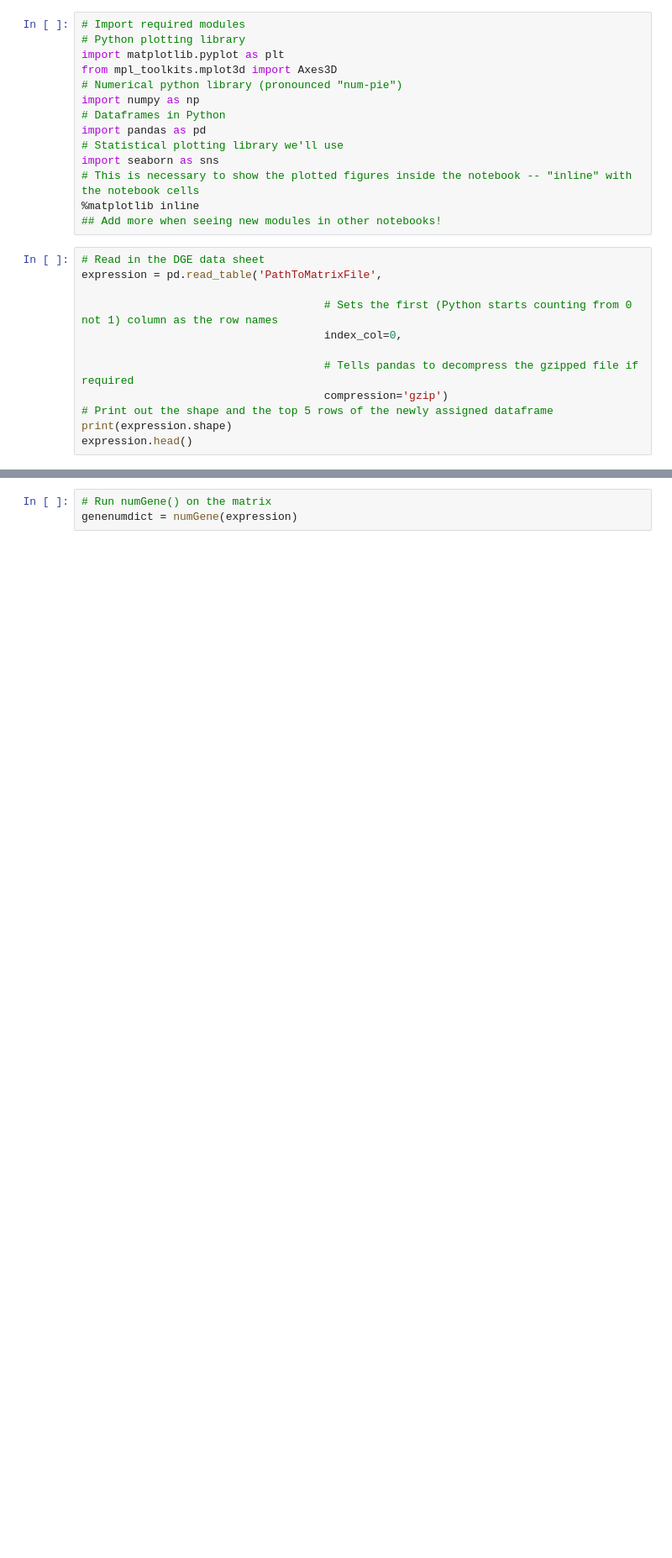
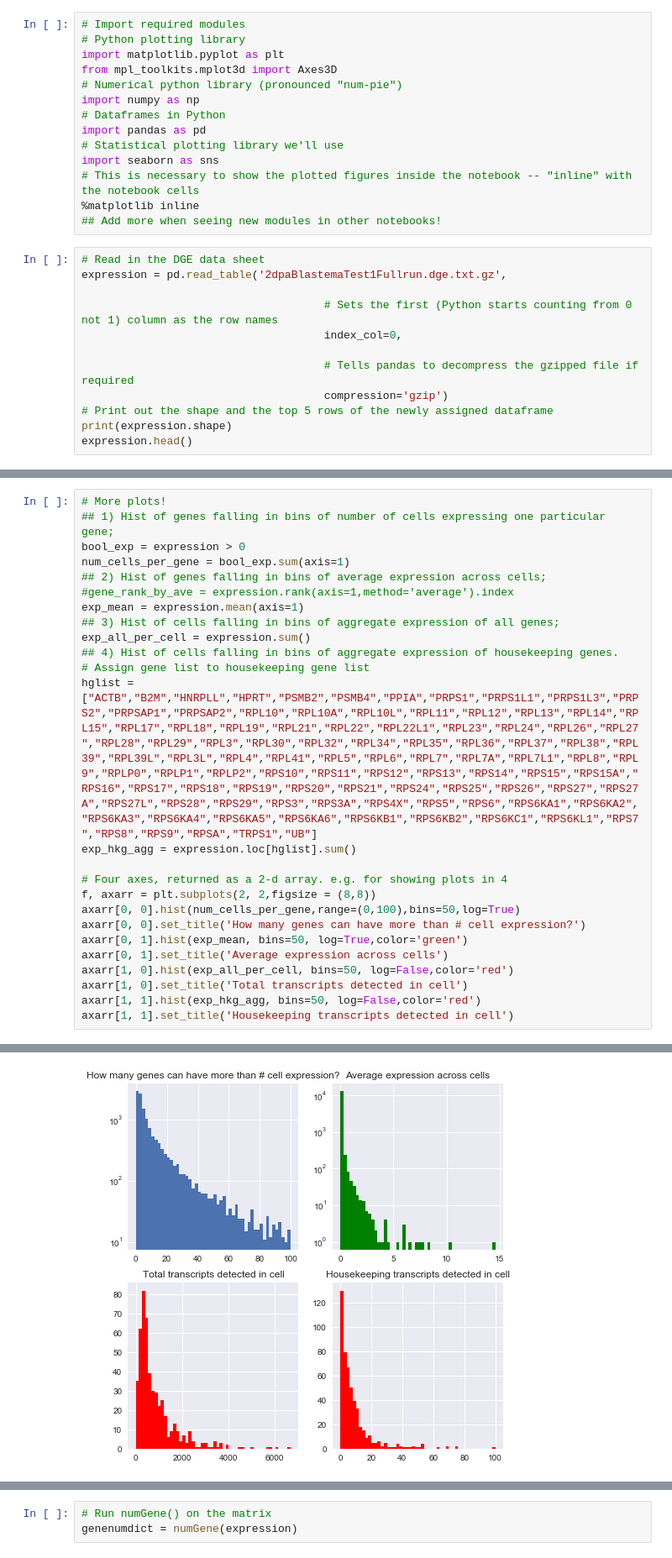
Before and after one commit to anbrandebura/SingleCellRNA-seq, a Jupyter notebook: Notebook/InitialFiltering.ipynb, the cells around one changed output, grey strips where cells are left out. Shown at 84% size. Saved outputs shown, nothing was run; the diff lists cells and outputs as text; blank space fills up the shorter version.

```diff
--- a/Notebook/InitialFiltering.ipynb
+++ b/Notebook/InitialFiltering.ipynb
@@ -18,7 +18,7 @@ import seaborn as sns
 ## Add more when seeing new modules in other notebooks!
 # %%
 # Read in the DGE data sheet
-expression = pd.read_table('PathToMatrixFile',
+expression = pd.read_table('2dpaBlastemaTest1Fullrun.dge.txt.gz',
 
                                      # Sets the first (Python starts counting from 0 not 1) column as the row names
                                      index_col=0,
@@ -50,0 +76,26 @@ sns.boxplot(expression_logged)
+# %%
+# More plots!
+## 1) Hist of genes falling in bins of number of cells expressing one particular gene;
+bool_exp = expression > 0
+num_cells_per_gene = bool_exp.sum(axis=1)
+## 2) Hist of genes falling in bins of average expression across cells;
+#gene_rank_by_ave = expression.rank(axis=1,method='average').index
+exp_mean = expression.mean(axis=1)
+## 3) Hist of cells falling in bins of aggregate expression of all genes;
+exp_all_per_cell = expression.sum()
+## 4) Hist of cells falling in bins of aggregate expression of housekeeping genes.
+# Assign gene list to housekeeping gene list
+hglist = ["ACTB","B2M","HNRPLL","HPRT","PSMB2","PSMB4","PPIA","PRPS1","PRPS1L1","PRPS1L3","PRPS2","PRPSAP1","PRPSAP2","RPL10","RPL10A","RPL10L","RPL11","RPL12","RPL13","RPL14","RPL15","RPL17","RPL18","RPL19","RPL21","RPL22","RPL22L1","RPL23","RPL24","RPL26","RPL27","RPL28","RPL29","RPL3","RPL30","RPL32","RPL34","RPL35","RPL36","RPL37","RPL38","RPL39","RPL39L","RPL3L","RPL4","RPL41","RPL5","RPL6","RPL7","RPL7A","RPL7L1","RPL8","RPL9","RPLP0","RPLP1","RPLP2","RPS10","RPS11","RPS12","RPS13","RPS14","RPS15","RPS15A","RPS16","RPS17","RPS18","RPS19","RPS20","RPS21","RPS24","RPS25","RPS26","RPS27","RPS27A","RPS27L","RPS28","RPS29","RPS3","RPS3A","RPS4X","RPS5","RPS6","RPS6KA1","RPS6KA2","RPS6KA3","RPS6KA4","RPS6KA5","RPS6KA6","RPS6KB1","RPS6KB2","RPS6KC1","RPS6KL1","RPS7","RPS8","RPS9","RPSA","TRPS1","UB"]
+exp_hkg_agg = expression.loc[hglist].sum()
+
+# Four axes, returned as a 2-d array. e.g. for showing plots in 4
+f, axarr = plt.subplots(2, 2,figsize = (8,8))
+axarr[0, 0].hist(num_cells_per_gene,range=(0,100),bins=50,log=True)
+axarr[0, 0].set_title('How many genes can have more than # cell expression?')
+axarr[0, 1].hist(exp_mean, bins=50, log=True,color='green')
+axarr[0, 1].set_title('Average expression across cells')
+axarr[1, 0].hist(exp_all_per_cell, bins=50, log=False,color='red')
+axarr[1, 0].set_title('Total transcripts detected in cell')
+axarr[1, 1].hist(exp_hkg_agg, bins=50, log=False,color='red')
+axarr[1, 1].set_title('Housekeeping transcripts detected in cell')
+# %% [output]
@@ -51,3 +103,4 @@ sns.boxplot(expression_logged)
+[figure, added]
 # %% [markdown]
 ## Determine the cut-off lines for genes and cells
 * Genes:
```
Also changed, not shown: parts of 10 cells of this notebook.
